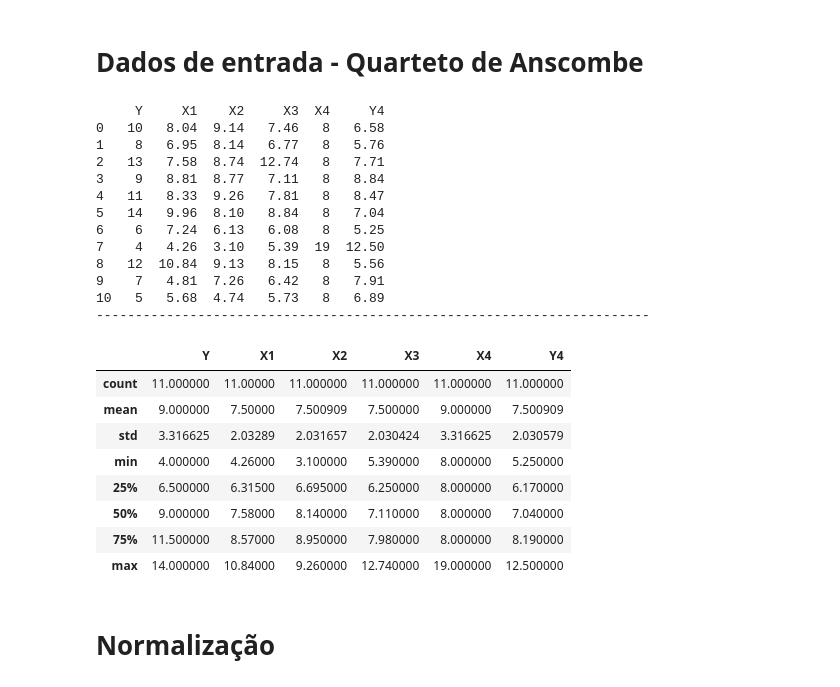
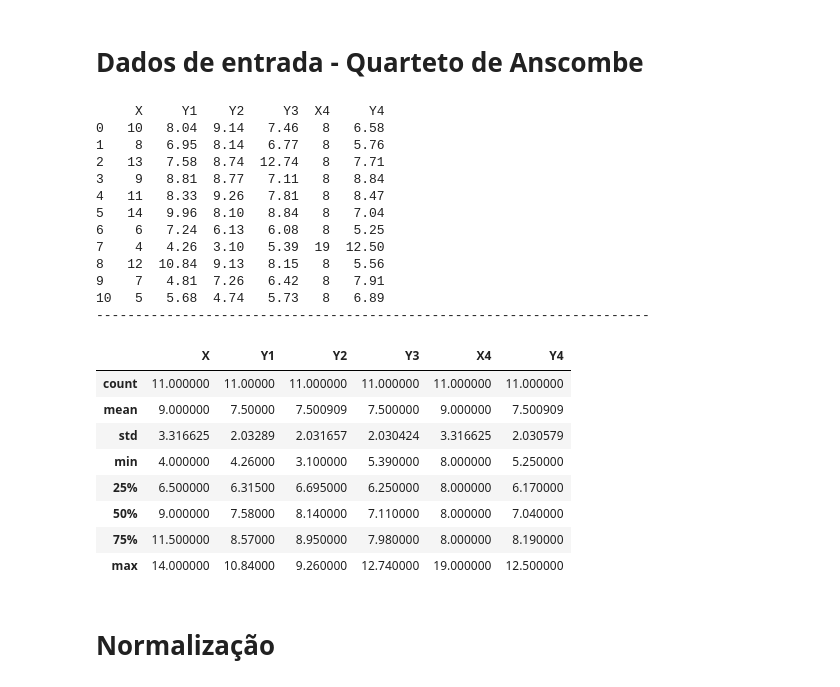
Before and after one commit to luizleroy/predictive_analytics, a Jupyter notebook: new.ipynb, the cells around one changed output. Cells and saved outputs as stored; diff of their text form; code cells hidden in the pictures.

```diff
--- a/new.ipynb
+++ b/new.ipynb
@@ -74,39 +74,39 @@ data = pd.read_json('sample_data/anscombe.json')
 input_data = data['X']
 output_data = data['Y']
 X1 = input_data[0:11]
 Y1 = output_data[0:11].values
 Y2 = output_data[11:22].values
 Y3 = output_data[22:33].values
 
 X4 = input_data[33:44].values
 Y4 = output_data[33:44].values
 ascombe = {
-            "Y": X1,
-            "X1":Y1,
-            "X2":Y2,
-            "X3":Y3,
+            "X": X1,
+            "Y1":Y1,
+            "Y2":Y2,
+            "Y3":Y3,
             "X4":X4,
             "Y4":Y4,
 }
 data_para_treinamento_ascombe = pd.DataFrame(ascombe)
 print(data_para_treinamento_ascombe)
 print('-----------------------------------------------------------------------')
 data_para_treinamento_ascombe.describe()
 # %% [output]
-     Y     X1    X2     X3  X4     Y4
+     X     Y1    Y2     Y3  X4     Y4
 0   10   8.04  9.14   7.46   8   6.58
 1    8   6.95  8.14   6.77   8   5.76
 2   13   7.58  8.74  12.74   8   7.71
 3    9   8.81  8.77   7.11   8   8.84
 4   11   8.33  9.26   7.81   8   8.47
 5   14   9.96  8.10   8.84   8   7.04
 6    6   7.24  6.13   6.08   8   5.25
 7    4   4.26  3.10   5.39  19  12.50
 8   12  10.84  9.13   8.15   8   5.56
 9    7   4.81  7.26   6.42   8   7.91
 10   5   5.68  4.74   5.73   8   6.89
 -----------------------------------------------------------------------
-|  | Y | X1 | X2 | X3 | X4 | Y4 |
+|  | X | Y1 | Y2 | Y3 | X4 | Y4 |
 | count | 11.000000 | 11.00000 | 11.000000 | 11.000000 | 11.000000 | 11.000000 |
 | mean | 9.000000 | 7.50000 | 7.500909 | 7.500000 | 9.000000 | 7.500909 |
 | std | 3.316625 | 2.03289 | 2.031657 | 2.030424 | 3.316625 | 2.030579 |
```
Also changed, not shown: parts of 9 cells of this notebook.
